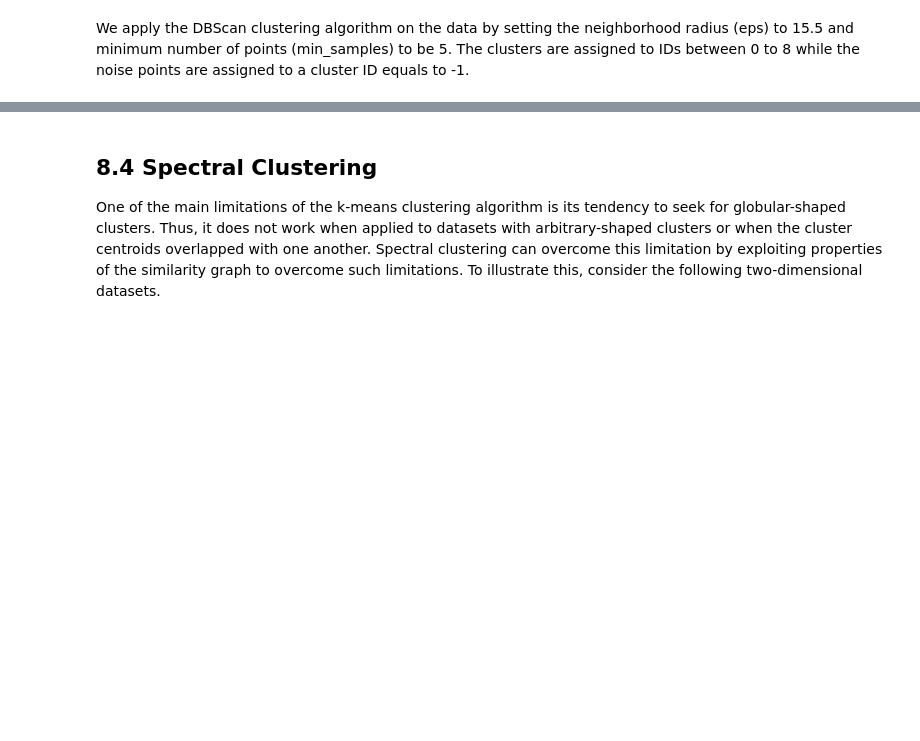
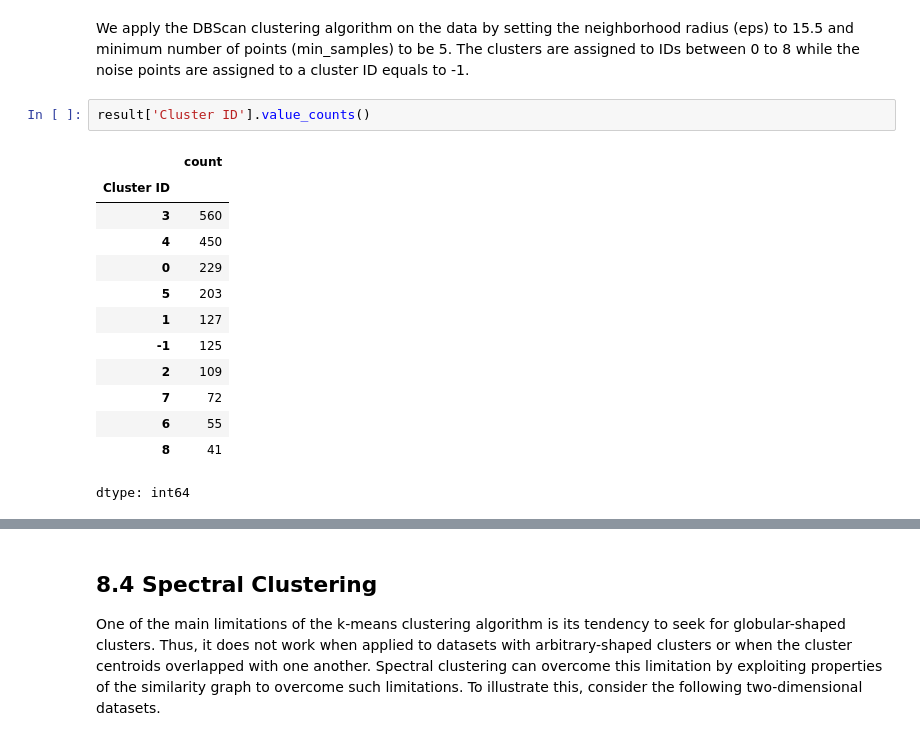
Before and after one commit to OpenCV13/dm-24, a Jupyter notebook: module_8.ipynb, the cells around one changed output, grey strips where cells are left out. Saved outputs shown, nothing was run; the diff lists cells and outputs as text; blank space fills up the shorter version.

```diff
--- a/module_8.ipynb
+++ b/module_8.ipynb
@@ -170,6 +170,22 @@ data.plot.scatter(x='x',y='y')
 [figure]
 # %% [markdown]
 We apply the DBScan clustering algorithm on the data by setting the neighborhood radius (eps) to 15.5 and minimum number of points (min_samples) to be 5. The clusters are assigned to IDs between 0 to 8 while the noise points are assigned to a cluster ID equals to -1.
+# %%
+result['Cluster ID'].value_counts()
+# %% [output]
+|  | count |
+| Cluster ID |  |
+| 3 | 560 |
+| 4 | 450 |
+| 0 | 229 |
+| 5 | 203 |
+| 1 | 127 |
+| -1 | 125 |
+| 2 | 109 |
+| 7 | 72 |
+| 6 | 55 |
+| 8 | 41 |
+dtype: int64
 # %%
 print(data.shape)
 db = DBSCAN(eps=15.5, min_samples=5).fit(data)
```
Also changed, not shown: parts of 3 cells of this notebook.
